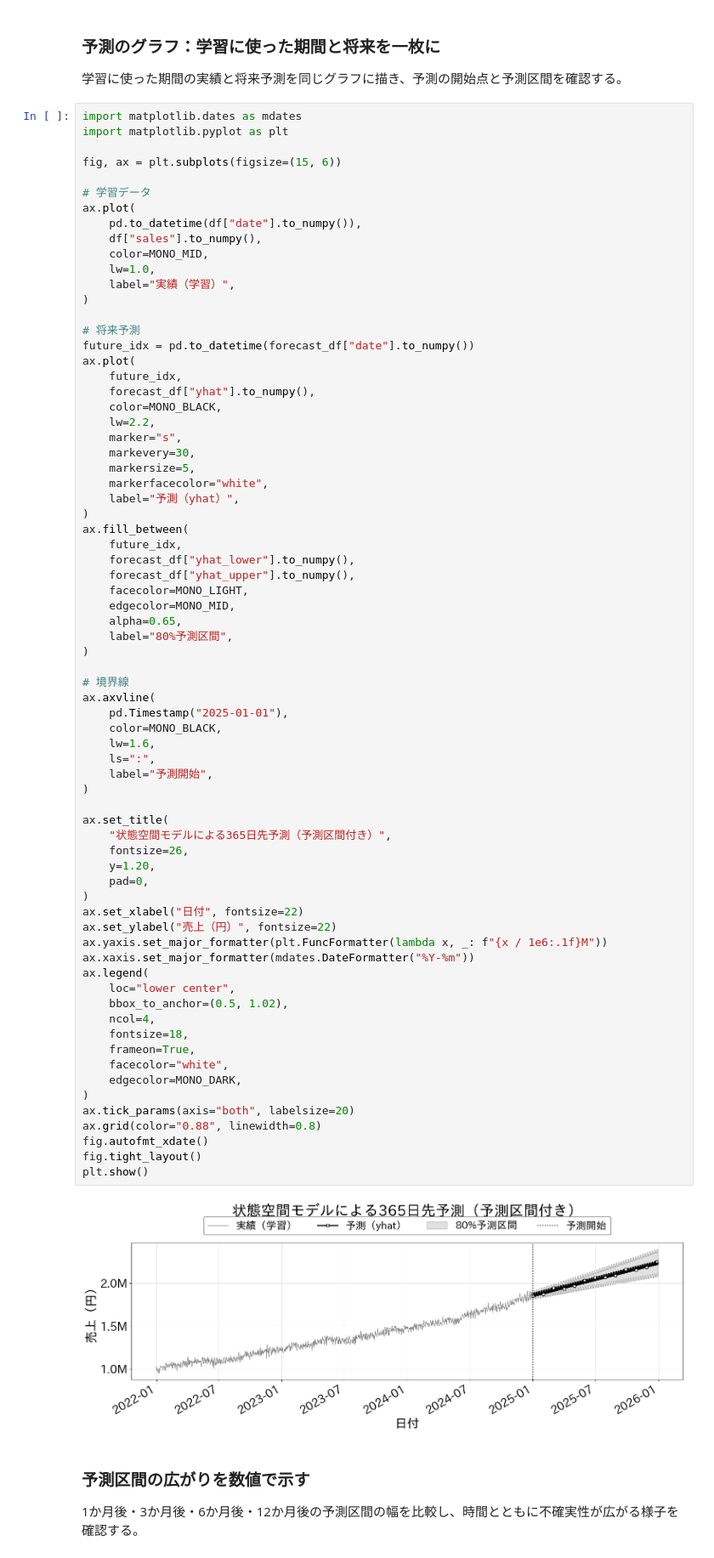
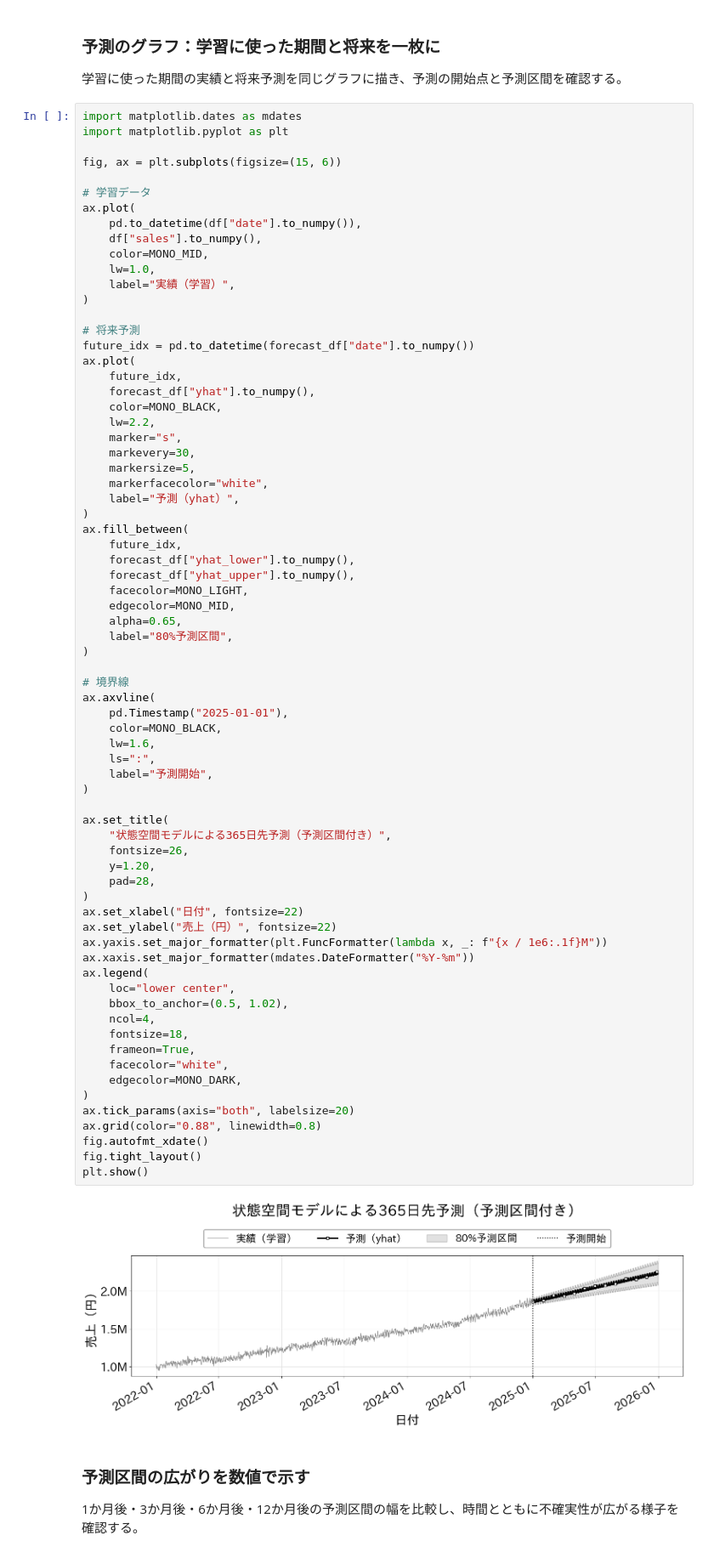
Before and after one commit to gihyo-book/marketing_science_book, a Jupyter notebook: 09/09_main.ipynb, the cells around one changed output. Shown at 85% size. Drawn from its saved outputs; the diff is of its cells as text.

```diff
--- a/09/09_main.ipynb
+++ b/09/09_main.ipynb
@@ -869,35 +861,35 @@ ax.axvline(
     color=MONO_BLACK,
     lw=1.6,
     ls=":",
     label="予測開始",
 )
 
 ax.set_title(
     "状態空間モデルによる365日先予測（予測区間付き）",
     fontsize=26,
     y=1.20,
-    pad=0,
+    pad=28,
 )
 ax.set_xlabel("日付", fontsize=22)
 ax.set_ylabel("売上（円）", fontsize=22)
 ax.yaxis.set_major_formatter(plt.FuncFormatter(lambda x, _: f"{x / 1e6:.1f}M"))
 ax.xaxis.set_major_formatter(mdates.DateFormatter("%Y-%m"))
 ax.legend(
     loc="lower center",
     bbox_to_anchor=(0.5, 1.02),
     ncol=4,
     fontsize=18,
     frameon=True,
     facecolor="white",
     edgecolor=MONO_DARK,
 )
 ax.tick_params(axis="both", labelsize=20)
 ax.grid(color="0.88", linewidth=0.8)
 fig.autofmt_xdate()
 fig.tight_layout()
 plt.show()
 # %% [output]
-[figure, old version]
+[figure, new version]
 # %% [markdown]
 ### 予測区間の広がりを数値で示す
 
```
Also changed, not shown: parts of 2 cells of this notebook, 13 other files.
